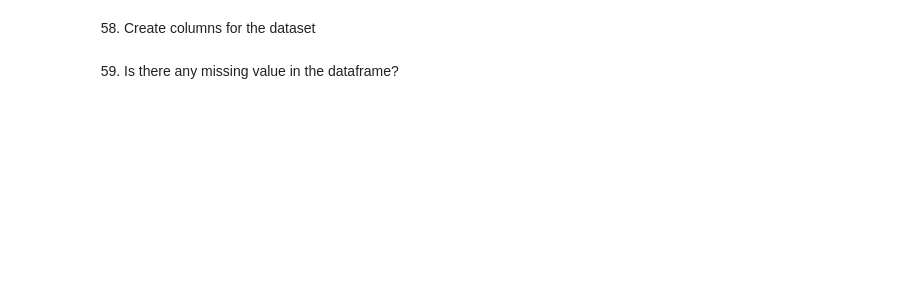
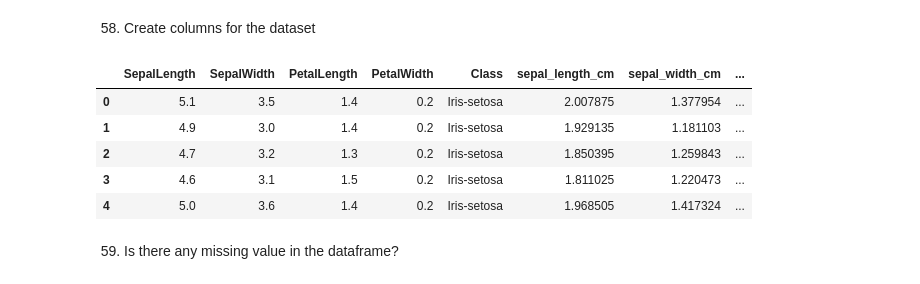
Before and after one commit to Luis-Eduardo-P-Ch/Programacion-para-el-Analisis-de-datos, a Jupyter notebook: Practica4.ipynb, the cells around one changed output. Saved outputs shown, nothing was run; the diff lists cells and outputs as text; code cells hidden in the pictures; blank space fills up the shorter version.

```diff
--- a/Practica4.ipynb
+++ b/Practica4.ipynb
@@ -1009,5 +1069,23 @@ Referencias:
 # 3. petal_length (in cm)
 # 4. petal_width (in cm)
 # 5. class
+# %%
+# Factor de conversión de cm a pulgadas
+cm_to_inches = 0.393701
+
+# Crear columnas en centímetros
+iris['sepal_length_cm'] = iris['SepalLength'] * cm_to_inches
+iris['sepal_width_cm'] = iris['SepalWidth'] * cm_to_inches
+iris['petal_length_cm'] = iris['PetalLength'] * cm_to_inches
+iris['petal_width_cm'] = iris['PetalWidth'] * cm_to_inches
+
+iris.head()
+# %% [output]
+|  | SepalLength | SepalWidth | PetalLength | PetalWidth | Class | sepal_length_cm | sepal_width_cm | ... |
+| 0 | 5.1 | 3.5 | 1.4 | 0.2 | Iris-setosa | 2.007875 | 1.377954 | ... |
+| 1 | 4.9 | 3.0 | 1.4 | 0.2 | Iris-setosa | 1.929135 | 1.181103 | ... |
+| 2 | 4.7 | 3.2 | 1.3 | 0.2 | Iris-setosa | 1.850395 | 1.259843 | ... |
+| 3 | 4.6 | 3.1 | 1.5 | 0.2 | Iris-setosa | 1.811025 | 1.220473 | ... |
+| 4 | 5.0 | 3.6 | 1.4 | 0.2 | Iris-setosa | 1.968505 | 1.417324 | ... |
 # %% [markdown]
 59.  Is there any missing value in the dataframe?
```
Also changed, not shown: parts of 11 cells of this notebook.
